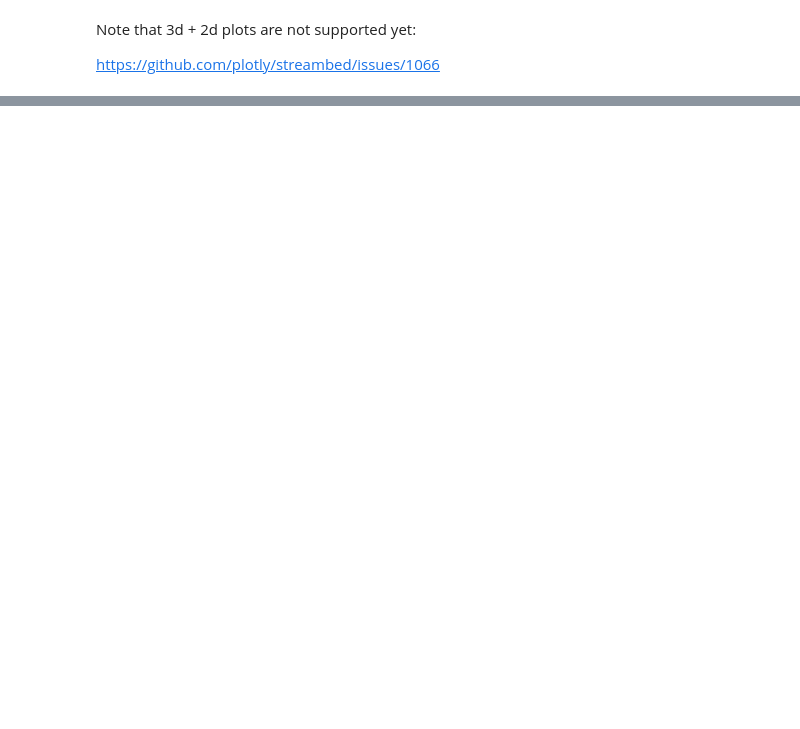
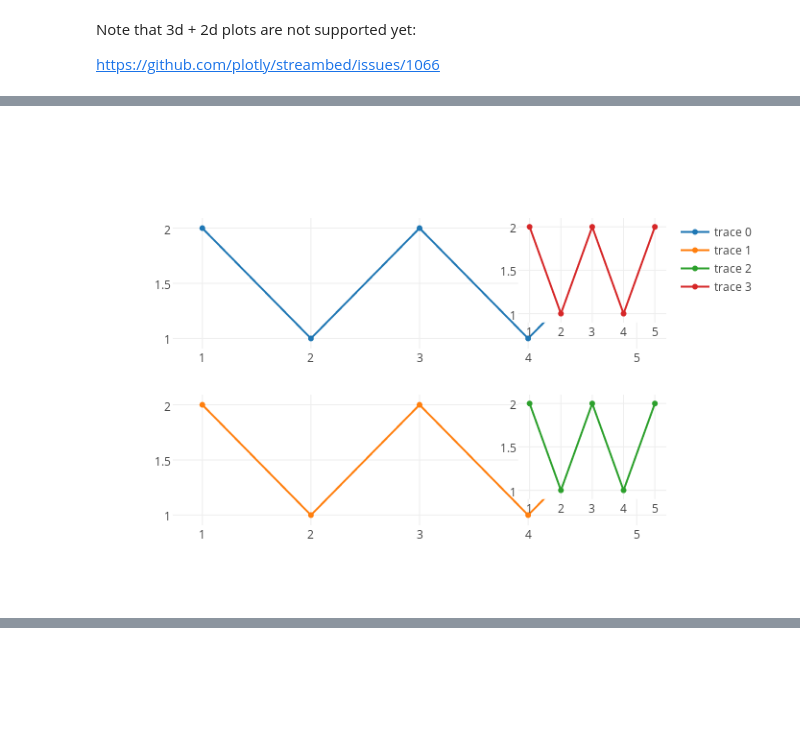
Before and after one commit to etpinard/plotly-misc-nbs, a Jupyter notebook: get-subplots/get-subplots.ipynb, the cells around one changed output, grey strips where cells are left out. Drawn from its saved outputs; the diff is of its cells as text; code cells hidden in the pictures; blank space fills up the shorter version.

```diff
--- a/get-subplots/get-subplots.ipynb
+++ b/get-subplots/get-subplots.ipynb
@@ -415,0 +316,5 @@ https://github.com/plotly/streambed/issues/1066
+# %%
+fig = tls.make_subplots(rows=2,
+                        insets=[{'cell': (0,0), 'l': 0.7, 'b': 0.2},
+                                {'cell': (1,0), 'l': 0.7, 'b': 0.2}],
+                        print_grid=True)
@@ -415,0 +329,8 @@ https://github.com/plotly/streambed/issues/1066
+# %%
+fig['data'] += [bind(trace1, 1, 1)]
+fig['data'] += [bind(trace1, 2, 2)]
+fig['data'] += [bind(trace1, 3, 3)]
+fig['data'] += [bind(trace1, 4, 4)]
+py.iplot(fig, filename='get_subplots-insets')
+# %% [output]
+[figure, added]
```
Also changed, not shown: parts of 61 cells of this notebook.
